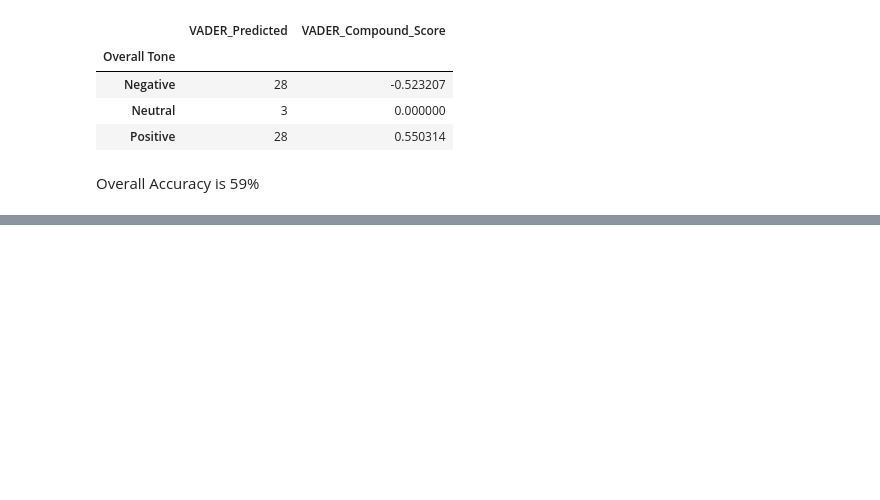
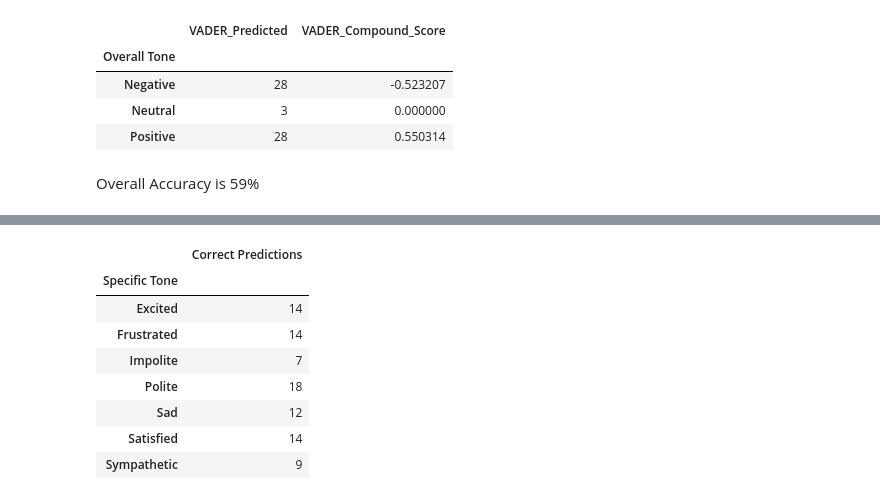
Before and after one commit to AfnanAbdul/LLM-eval-framework-comparison, a Jupyter notebook: notebooks/tone_analysis_vader_watson.ipynb, the cells around one changed output, grey strips where cells are left out. Drawn from its saved outputs; the diff is of its cells as text; code cells hidden in the pictures; blank space fills up the shorter version.

```diff
--- a/notebooks/tone_analysis_vader_watson.ipynb
+++ b/notebooks/tone_analysis_vader_watson.ipynb
@@ -339,0 +365,21 @@ Overall Accuracy is 59%
+# %%
+#filter dataset to count accuracy
+correct_Claude = tone_dataset[tone_dataset["Specific Tone"].str.lower() == tone_dataset["LLM Detailed Tone"].str.lower()]
+
+# Group by tone type to count correct predictions and get insights
+claude_results = correct_Claude.groupby("Specific Tone").agg({
+    "LLM Detailed Tone": "count"
+}).rename(columns={"LLM Detailed Tone": "Correct Predictions"})
+# %%
+#view results
+claude_results
+# %% [output]
+|  | Correct Predictions |
+| Specific Tone |  |
+| Excited | 14 |
+| Frustrated | 14 |
+| Impolite | 7 |
+| Polite | 18 |
+| Sad | 12 |
+| Satisfied | 14 |
+| Sympathetic | 9 |
```
Also changed, not shown: parts of 15 cells of this notebook.
